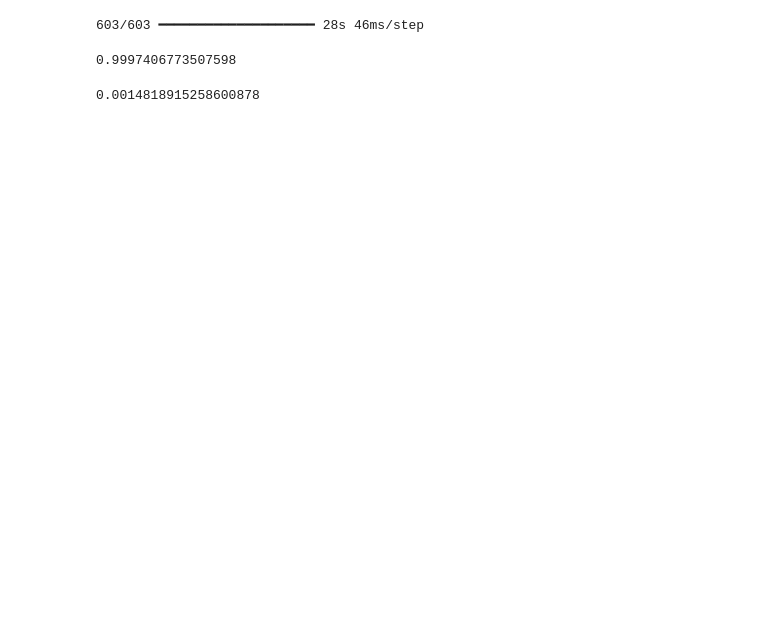
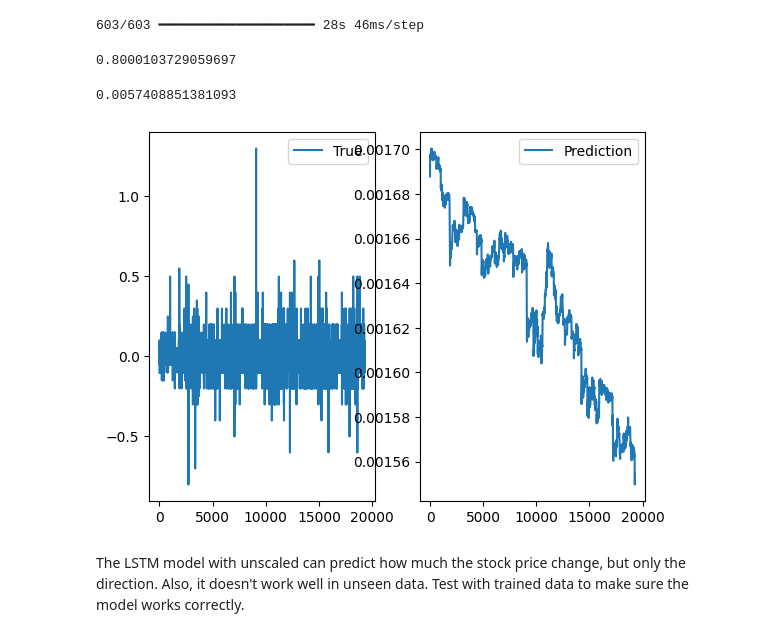
Before and after one commit to tiendatbinhan/stock-prediction, a Jupyter notebook: stock_prediction.ipynb, the cells around one changed output. Cells and saved outputs as stored; diff of their text form; code cells hidden in the pictures; blank space fills up the shorter version.

```diff
--- a/stock_prediction.ipynb
+++ b/stock_prediction.ipynb
@@ -262,15 +261,18 @@ test_dataset = msn_dataset.drop(columns=['Ticker', 'Date/Time', 'NextClose', 'Ch
 test_dataset = pd.DataFrame(msn_scaler.fit_transform(test_dataset), columns=test_dataset.columns)
 X_test = test_dataset
 y_test = msn_scaler_target.fit_transform(msn_dataset[['Change']]).reshape(-1)
+unscaled_test = msn_dataset[['Change']]
 
 new_model_results = []
 
 for model in tqdm(models):
     y_pred = model.predict(X_test)
 
+    unscaled_pred = msn_scaler_target.inverse_transform(y_pred.reshape(-1, 1))
+
     new_model_results.append({
         'model': model.__class__.__name__,
-        'prediction': msn_scaler_target.inverse_transform(y_pred.reshape(-1, 1)).reshape(-1),
-        'precision': calculate_precision(y_test, y_pred),
-        'weighted_mse': calculate_weighted_mse(y_test, y_pred)
+        'prediction': unscaled_pred.reshape(-1),
+        'precision': calculate_precision(unscaled_pred, unscaled_test),
+        'weighted_mse': calculate_weighted_mse(unscaled_pred, unscaled_test)
     })
@@ -365,16 +362,28 @@ Epoch 10/10
 <keras.src.callbacks.history.History at 0x...>
 # %%
 y_pred = lstm_model.predict(np.array(X_train_lstm_batch[num_train_samples:]))
+unscaled_pred = fpt_scaler_target.inverse_transform(y_pred.reshape(-1, 1))
+unscaled_true = fpt_dataset['Change'][num_train_samples+BATCH_TIMESTEPS:].to_numpy().reshape(-1, 1)
 # %% [output]
 603/603 ━━━━━━━━━━━━━━━━━━━━ 28s 46ms/step
-# %%
-calculate_precision(np.array(y_train_lstm_batch[num_train_samples:]).reshape(-1, 1),
-                    y_pred)
-# %% [output]
-0.9997406773507598
-# %%
-calculate_weighted_mse(np.array(y_train_lstm_batch[num_train_samples:]).reshape(-1, 1),
-                       y_pred)
-# %% [output]
-0.0014818915258600878
+# %%
+calculate_precision(unscaled_true, unscaled_pred)
+# %% [output]
+0.8000103729059697
+# %%
+calculate_weighted_mse(unscaled_true, unscaled_pred)
+# %% [output]
+0.0057408851381093
+# %%
+fig, ax = plt.subplots(1, 2)
+
+ax[0].plot(unscaled_true, label='True')
+ax[0].legend()
+ax[1].plot(unscaled_pred, label='Prediction')
+ax[1].legend()
+plt.show()
+# %% [output]
+[figure, added]
+# %% [markdown]
+The LSTM model with unscaled can predict how much the stock price change, but only the direction. Also, it doesn't work well in unseen data. Test with trained data to make sure the model works correctly.
 # %%
```
Also changed, not shown: parts of 28 cells of this notebook.
